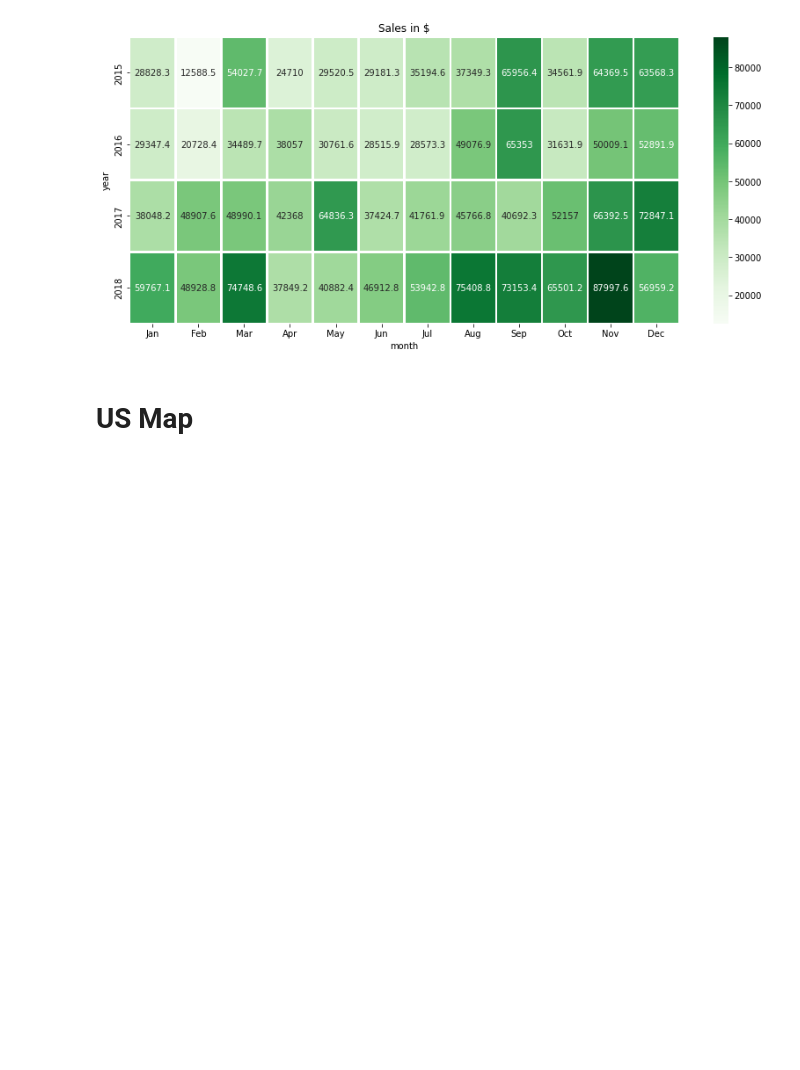
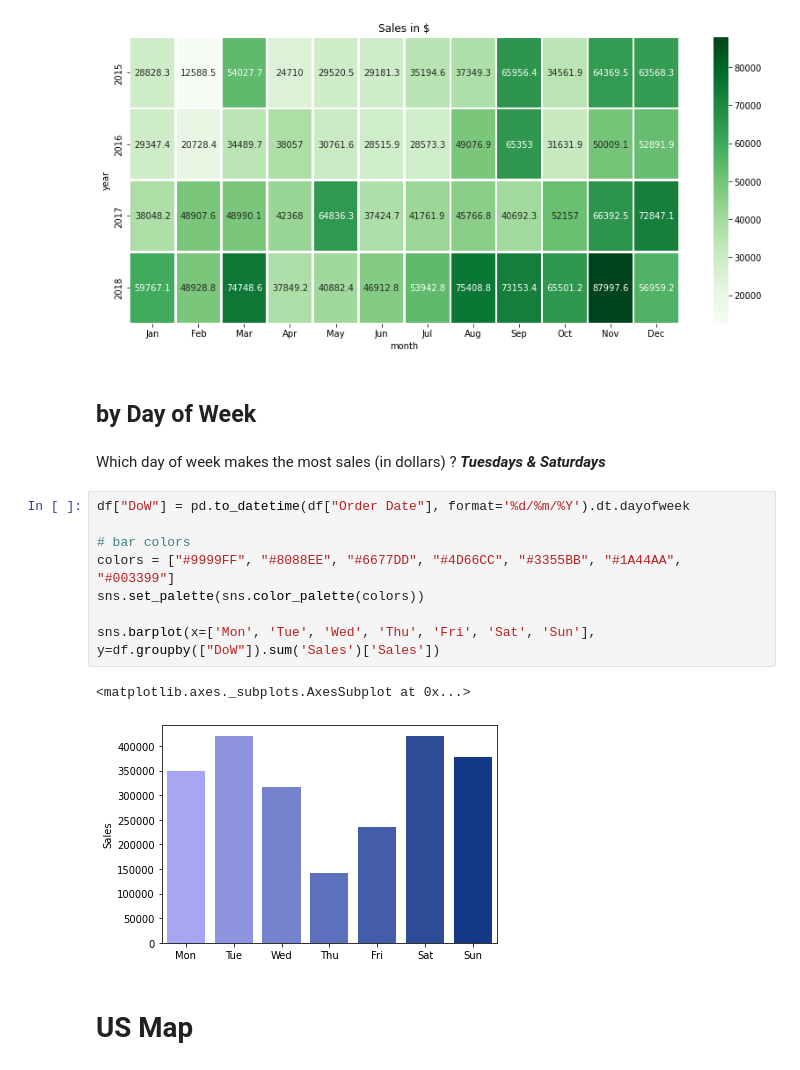
Before and after one commit to yannick42/notebooks, a Jupyter notebook: _notebooks/2022-04-22-Superstore_Sales_Dataset_(EDA).ipynb, the cells around one changed output. Drawn from its saved outputs; the diff is of its cells as text; blank space fills up the shorter version.

```diff
--- a/_notebooks/2022-04-22-Superstore_Sales_Dataset_(EDA).ipynb
+++ b/_notebooks/2022-04-22-Superstore_Sales_Dataset_(EDA).ipynb
@@ -203,6 +207,21 @@ plt.show()
 Total value over 4 years : 2.262 M$
 Mean sale value : 231$
 [figure]
+# %% [markdown]
+## by Day of Week
+# %% [markdown]
+Which day of week makes the most sales (in dollars) ? ***Tuesdays & Saturdays***
+# %%
+df["DoW"] = pd.to_datetime(df["Order Date"], format='%d/%m/%Y').dt.dayofweek
+
+# bar colors
+colors = ["#9999FF", "#8088EE", "#6677DD", "#4D66CC", "#3355BB", "#1A44AA", "#003399"]
+sns.set_palette(sns.color_palette(colors))
+
+sns.barplot(x=['Mon', 'Tue', 'Wed', 'Thu', 'Fri', 'Sat', 'Sun'], y=df.groupby(["DoW"]).sum('Sales')['Sales'])
+# %% [output]
+<matplotlib.axes._subplots.AxesSubplot at 0x...>
+[figure, added]
 # %% [markdown]
 # US Map
 # %%
```
Also changed, not shown: parts of 9 cells of this notebook.
